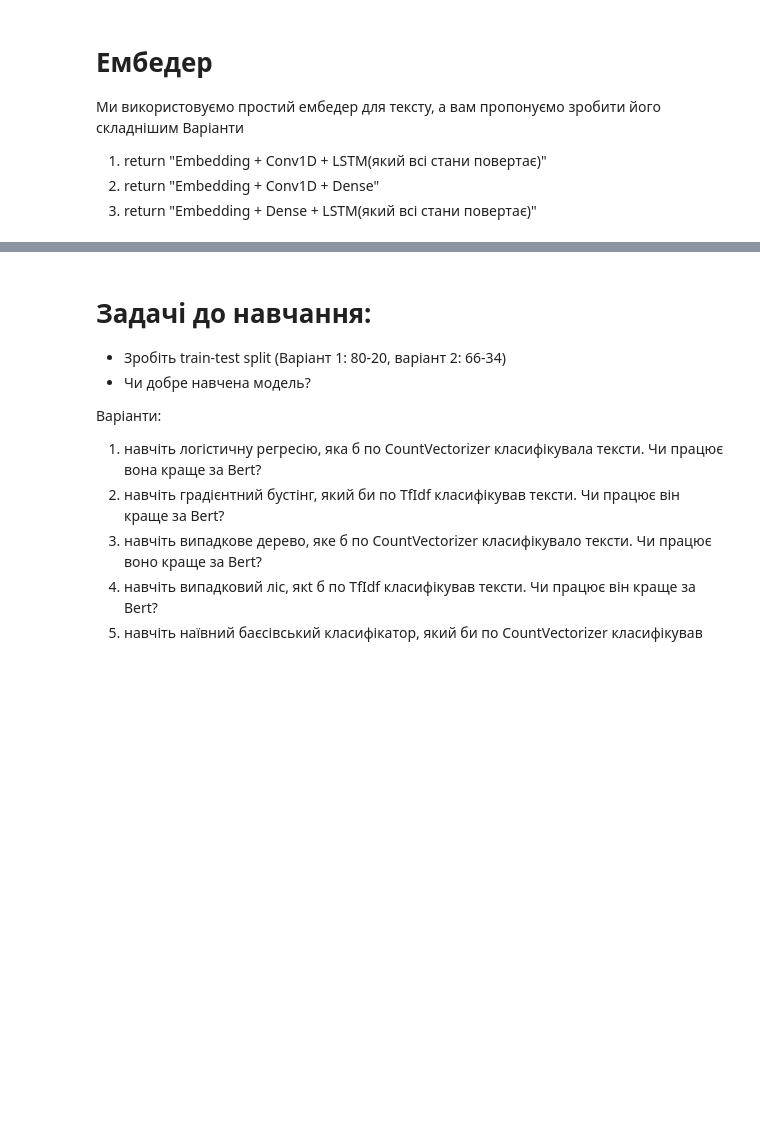
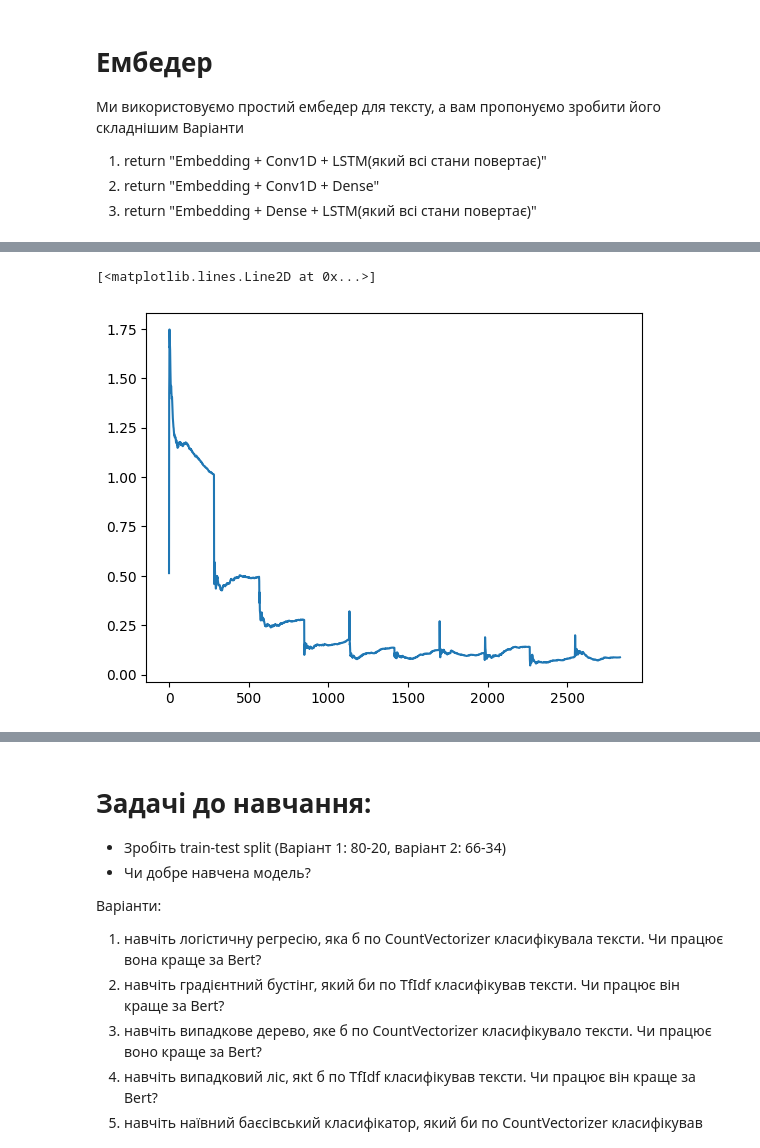
Before and after one commit to EvgeniyAzarov/stat-algs, a Jupyter notebook: lab3/LAB-3-transformer.ipynb, the cells around one changed output, grey strips where cells are left out. Drawn from its saved outputs; the diff is of its cells as text; code cells hidden in the pictures; blank space fills up the shorter version.

```diff
--- a/lab3/LAB-3-transformer.ipynb
+++ b/lab3/LAB-3-transformer.ipynb
@@ -240,4 +301,12 @@ model.compile(optimizer='adam', loss='sparse_categorical_crossentropy', metrics=
 # %%
 # TODO: shuffle train, test
-model.fit([x_texts, x_texts], newsgroups_train['target'])
+# model.fit([x_texts, x_texts], newsgroups_train['target'])
+import keras.callbacks
+
+batch_end_loss = []
+class SaveBatchLoss(keras.callbacks.Callback):
+    def on_train_batch_end(self, batch, logs=None):
+        batch_end_loss.append(logs['loss'])
+
+history = model.fit([x_texts_train, x_texts_train], newsgroups_train['target'][train_idx], epochs=10, callbacks=SaveBatchLoss())
 # %% [output]
@@ -250,0 +338,5 @@ model.evaluate([x_texts, x_texts], newsgroups_train['target'])
+# %%
+plt.plot(batch_end_loss)
+# %% [output]
+[<matplotlib.lines.Line2D at 0x...>]
+[figure, added]
```
Also changed, not shown: parts of 20 cells of this notebook, 3 other files.
